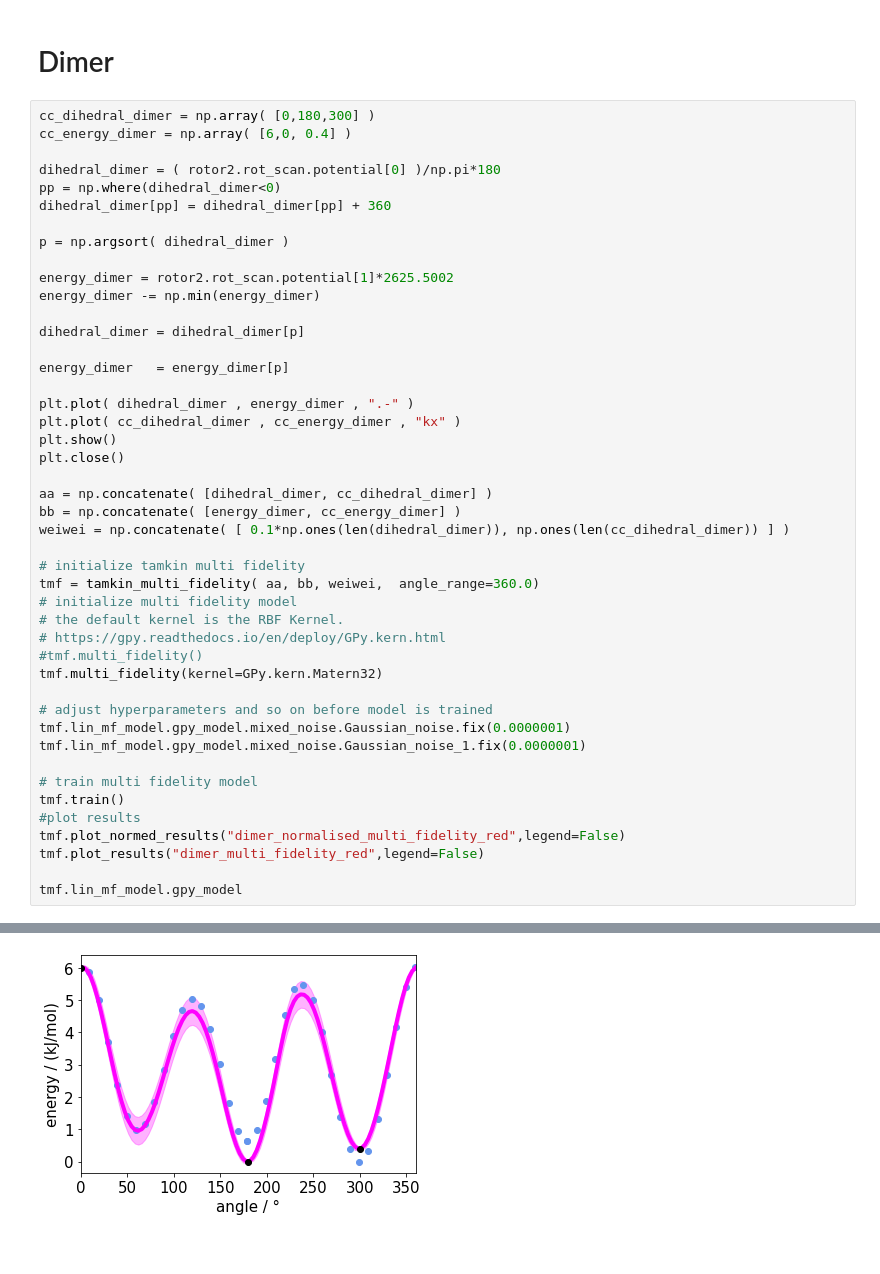
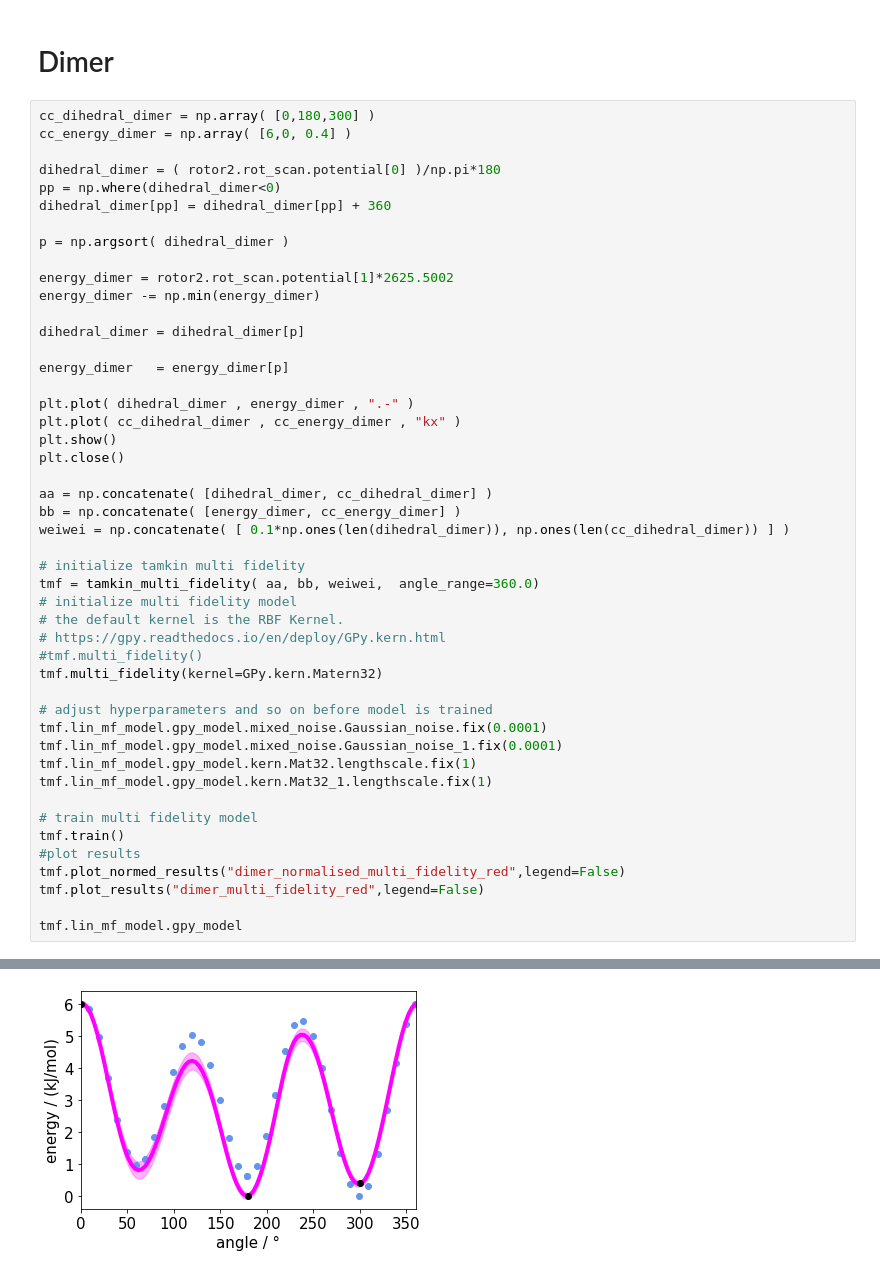
Before and after one commit to maxfleck/tamkintools-multi-fidelity-bayesian, a Jupyter notebook: Umer_results/umer_mf.ipynb, the cells around one changed output, grey strips where cells are left out. Cells and saved outputs as stored; diff of their text form.

```diff
--- a/Umer_results/umer_mf.ipynb
+++ b/Umer_results/umer_mf.ipynb
@@ -335,8 +337,10 @@ tmf = tamkin_multi_fidelity( aa, bb, weiwei,  angle_range=360.0)
 tmf.multi_fidelity(kernel=GPy.kern.Matern32)
 
 # adjust hyperparameters and so on before model is trained
-tmf.lin_mf_model.gpy_model.mixed_noise.Gaussian_noise.fix(0.0000001)
-tmf.lin_mf_model.gpy_model.mixed_noise.Gaussian_noise_1.fix(0.0000001)
+tmf.lin_mf_model.gpy_model.mixed_noise.Gaussian_noise.fix(0.0001)
+tmf.lin_mf_model.gpy_model.mixed_noise.Gaussian_noise_1.fix(0.0001)
+tmf.lin_mf_model.gpy_model.kern.Mat32.lengthscale.fix(1)
+tmf.lin_mf_model.gpy_model.kern.Mat32_1.lengthscale.fix(1)
 
 # train multi fidelity model
 tmf.train()
@@ -366,2 +370,2 @@ Warning - optimization restart 5/5 failed
-[figure, old version]
+[figure, new version]
 Model: gp
```
Also changed, not shown: parts of 3 cells of this notebook, 19 other files.
